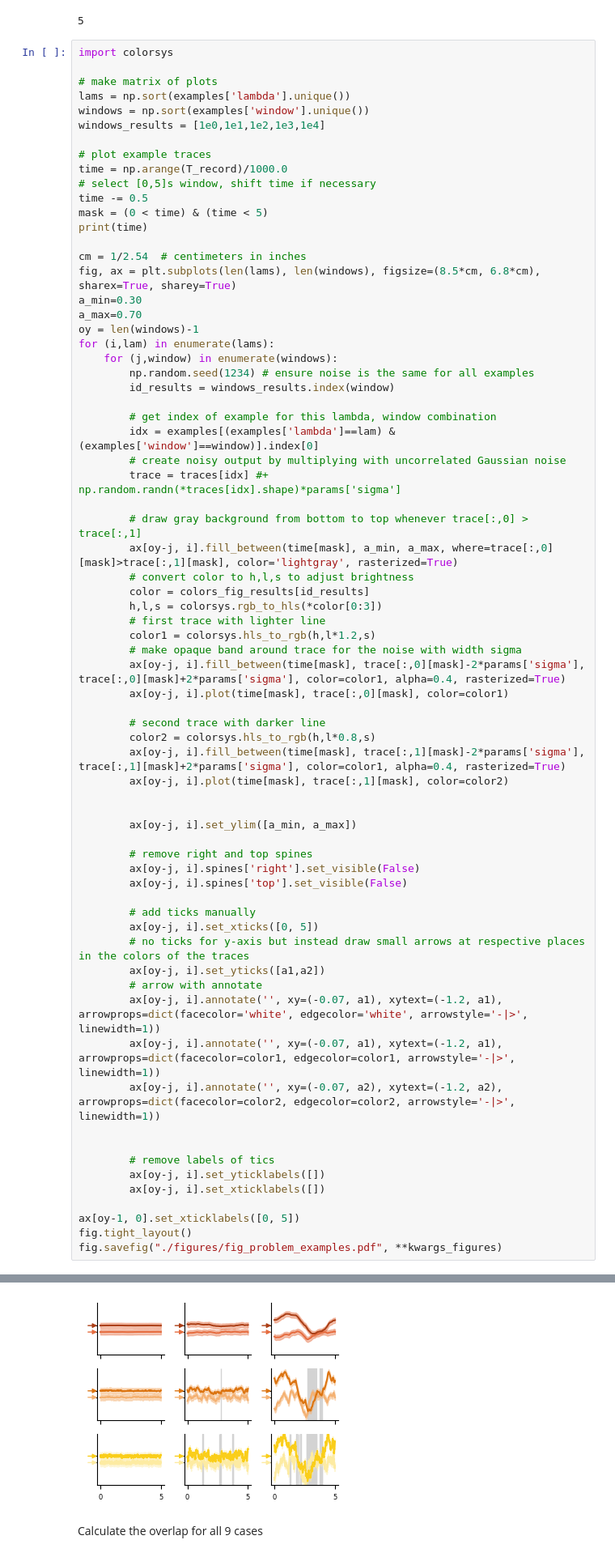
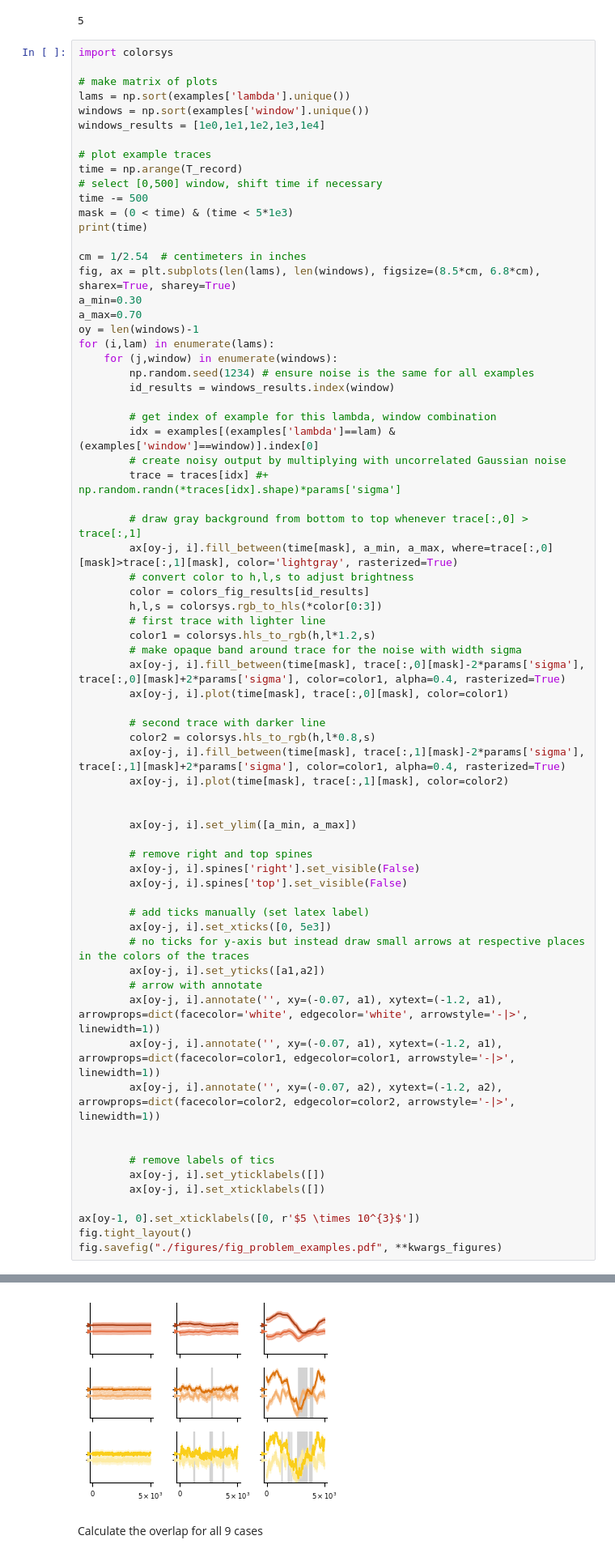
Before and after one commit to sahelazizpour/Finite-Observation-Dynamic-Range, a Jupyter notebook: 6_plot_problem.ipynb, the cells around one changed output, grey strips where cells are left out. Shown at 81% size. Drawn from its saved outputs; the diff is of its cells as text.

```diff
--- a/6_plot_problem.ipynb
+++ b/6_plot_problem.ipynb
@@ -123,10 +123,10 @@ windows = np.sort(examples['window'].unique())
 windows_results = [1e0,1e1,1e2,1e3,1e4]
 
 # plot example traces
-time = np.arange(T_record)/1000.0
-# select [0,5]s window, shift time if necessary
-time -= 0.5
-mask = (0 < time) & (time < 5)
+time = np.arange(T_record)
+# select [0,500] window, shift time if necessary
+time -= 500
+mask = (0 < time) & (time < 5*1e3)
 print(time)
 
 cm = 1/2.54  # centimeters in inches
@@ -167,8 +167,8 @@ for (i,lam) in enumerate(lams):
         ax[oy-j, i].spines['right'].set_visible(False)
         ax[oy-j, i].spines['top'].set_visible(False)
 
-        # add ticks manually
-        ax[oy-j, i].set_xticks([0, 5])
+        # add ticks manually (set latex label)
+        ax[oy-j, i].set_xticks([0, 5e3])
         # no ticks for y-axis but instead draw small arrows at respective places in the colors of the traces
         ax[oy-j, i].set_yticks([a1,a2])
         # arrow with annotate
@@ -181,7 +181,7 @@ for (i,lam) in enumerate(lams):
         ax[oy-j, i].set_yticklabels([])
         ax[oy-j, i].set_xticklabels([])
 
-ax[oy-1, 0].set_xticklabels([0, 5])
+ax[oy-1, 0].set_xticklabels([0, r'$5 \times 10^{3}$'])
 fig.tight_layout()
 fig.savefig("./figures/fig_problem_examples.pdf", **kwargs_figures)
 # %% [output]
@@ -189,4 +189,4 @@ fig.savefig("./figures/fig_problem_examples.pdf", **kwargs_figures)
-[figure, old version]
+[figure, new version]
 # %% [markdown]
 Calculate the overlap for all 9 cases
 # %%
```
Also changed, not shown: parts of 1 cell of this notebook, 3 other files.
